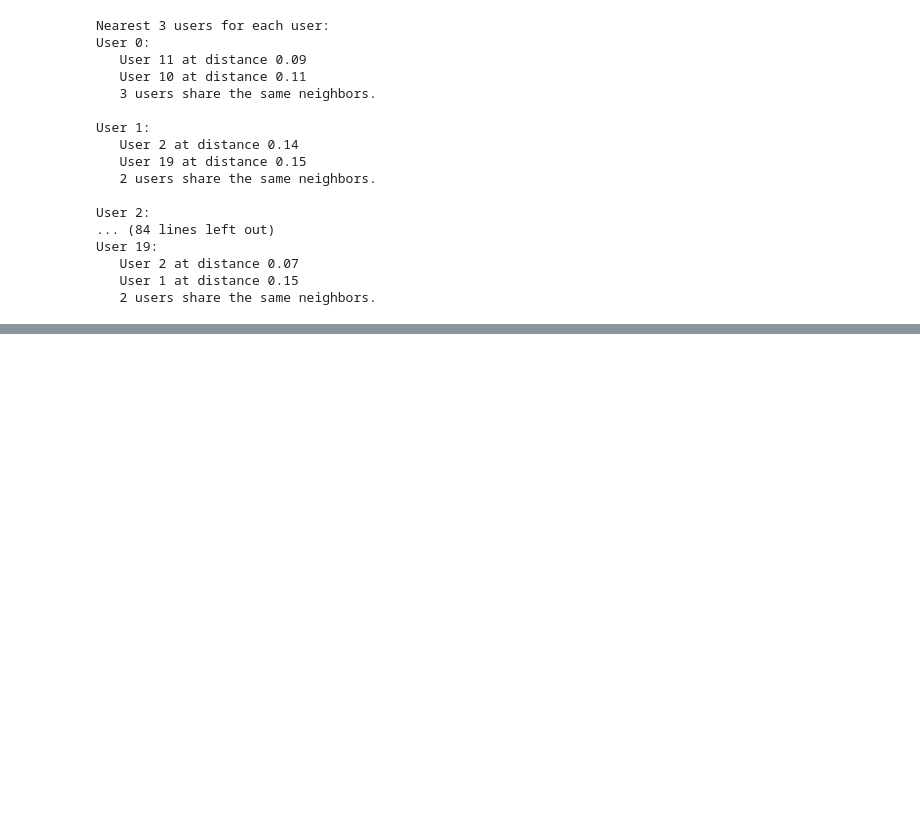
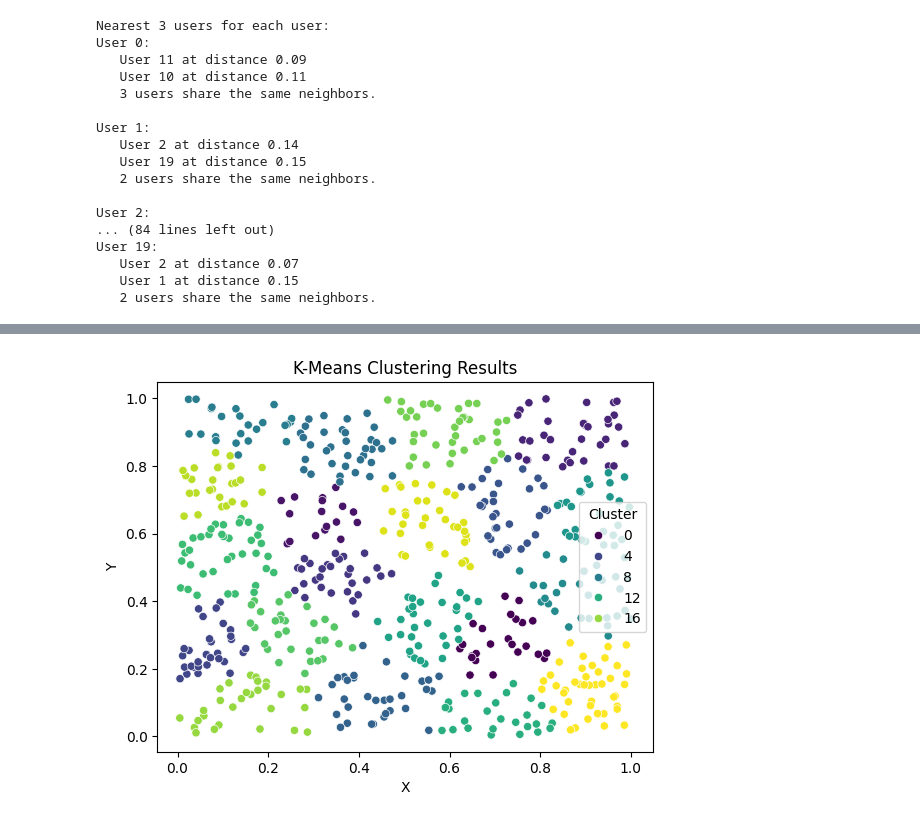
Before and after one commit to mohammed21kamall/Graduation-Project, a Jupyter notebook: K_Means_Clusers.ipynb, the cells around one changed output, grey strips where cells are left out. Drawn from its saved outputs; the diff is of its cells as text; code cells hidden in the pictures; blank space fills up the shorter version.

```diff
--- a/K_Means_Clusers.ipynb
+++ b/K_Means_Clusers.ipynb
@@ -98,0 +254,51 @@ User 19:
+# %%
+import numpy as np
+import pandas as pd
+from sklearn.cluster import KMeans
+import seaborn as sns
+import matplotlib.pyplot as plt
+
+# إعداد بيانات صغيرة للتوضيح (قمت بتعديلها لتناسب 610 مستخدم و 20 نوعًا من الأفلام)
+np.random.seed(42)
+num_users = 610
+num_movie_genres = 2
+
+data = {
+    'User_ID': range(1, num_users + 1),
+}
+
+for genre in range(1, num_movie_genres + 1):
+    data[f'Genre_{genre}'] = np.random.rand(num_users)
+
+# تحويل البيانات إلى DataFrame
+User_Behavior_Probability = pd.DataFrame(data)
+User_Behavior_Probability = User_Behavior_Probability.set_index('User_ID')
+
+# استخدام K-Means Clustering
+num_clusters = 20
+
+# استخدام K-Means مع عدد الكتل المحدد
+kmeans = KMeans(n_clusters=num_clusters, random_state=42)
+kmeans.fit(User_Behavior_Probability)
+
+# إضافة عمود لتسمية الكتل إلى DataFrame النهائي
+User_Behavior_Probability['Cluster'] = kmeans.labels_
+
+# الأبعاد المستخدمة للرسم البياني
+dimensions = [f'Genre_{i}' for i in range(1, num_movie_genres + 1)]
+
+# تحديد الألوان لكل نوع من الأفلام
+palette = sns.color_palette("viridis", as_cmap=True)
+
+# رسم البيانات باستخدام seaborn
+sns.scatterplot(data=User_Behavior_Probability, x=dimensions[0], y=dimensions[1], hue='Cluster', palette=palette)
+
+# إعداد العنوان والتسميات
+plt.title('K-Means Clustering Results')
+plt.xlabel('X')
+plt.ylabel('Y')
+
+# إظهار الرسم البياني
+plt.show()
+# %% [output]
+[figure, added]
```
Also changed, not shown: parts of 8 cells of this notebook.
